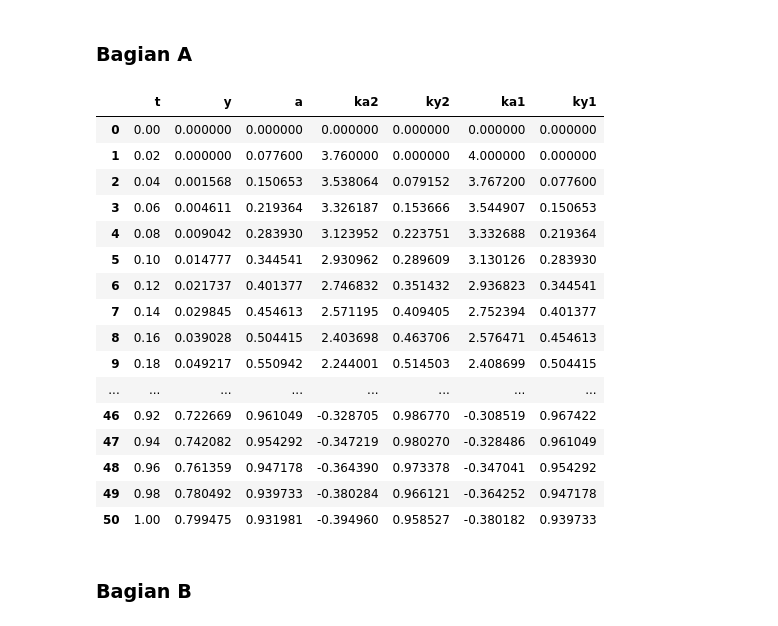
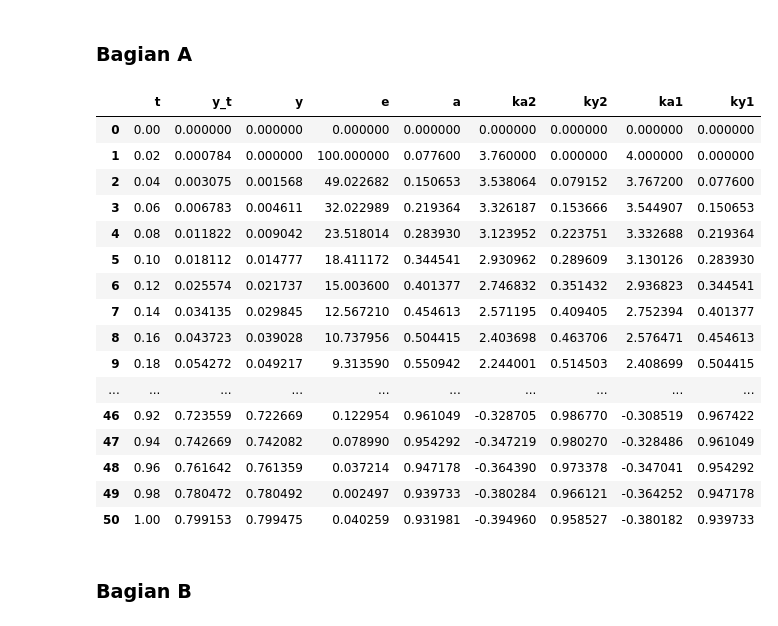
Before and after one commit to RendiZein/Metode-Rekayasa-Komputasi, a Jupyter notebook: RK_Method.ipynb, the cells around one changed output. Cells and saved outputs as stored; diff of their text form; code cells hidden in the pictures.

```diff
--- a/RK_Method.ipynb
+++ b/RK_Method.ipynb
@@ -571,55 +571,60 @@ Improvement :
 # %%
 dt=0.02
 f=lambda t,y,a : 4-2*y-3*a
+f_t=lambda t : -4*np.exp(-t)+2*np.exp(-2*t)+2
 t_0=0
 t_end=1
-# y_true_func=lambda t :2+3*np.exp(-t)
-# y_true=[y_0]
-# y_pred=[y_0]
 H = int((t_end-t_0)/dt)
 t=np.linspace(t_0, t_end, H+1)
 ka2=np.zeros(len(t))
 ky2=np.zeros(len(t))
 ka1=np.zeros(len(t))
 ky1=np.zeros(len(t))
+y_t=np.zeros(len(t))
 a=np.zeros(len(t))
+e=np.zeros(len(t))
 y = np.zeros(len(t))
 ka2[0]=0
 ky2[0]=0
 ka1[0] =0
 ky1[0] = 0
 a[0] = 0
 y[0] = 0
+y_t[0]=0
+e[0]=0
 
 #looping
 for j in range(len(t)-1):
   ky1[j+1]=a[j]
   ka1[j+1]=f(t[j], y[j], a[j])
   ky2[j+1]=a[j]+ky1[j+1]*dt
   ka2[j+1]=f(t[j+1], y[j]+ky1[j+1]*dt, a[j]+ka1[j+1]*dt)
   y[j+1]=y[j]+(ky1[j+1]+ ky2[j+1])*dt*0.5
   a[j+1]=a[j]+(ka1[j+1]+ ka2[j+1])*dt*0.5
-df = pd.DataFrame(list(zip(t, y, a, ka2,ky2,ka1, ky1)),
-              columns =['t','y', 'a', 'ka2','ky2','ka1','ky1'])
+  y_t[j+1]=f_t(t[j+1])
+  e[j+1]=(np.abs(y[j+1]-y_t[j+1])/y_t[j+1])*100
+
+df = pd.DataFrame(list(zip(t, y_t, y, e, a, ka2,ky2,ka1, ky1)),
+              columns =['t','y_t','y','e', 'a', 'ka2','ky2','ka1','ky1'])
 display(df)
 # %% [output]
-|  | t | y | a | ka2 | ky2 | ka1 | ky1 |
-| 0 | 0.00 | 0.000000 | 0.000000 | 0.000000 | 0.000000 | 0.000000 | 0.000000 |
-| 1 | 0.02 | 0.000000 | 0.077600 | 3.760000 | 0.000000 | 4.000000 | 0.000000 |
-| 2 | 0.04 | 0.001568 | 0.150653 | 3.538064 | 0.079152 | 3.767200 | 0.077600 |
-| 3 | 0.06 | 0.004611 | 0.219364 | 3.326187 | 0.153666 | 3.544907 | 0.150653 |
-| 4 | 0.08 | 0.009042 | 0.283930 | 3.123952 | 0.223751 | 3.332688 | 0.219364 |
-| 5 | 0.10 | 0.014777 | 0.344541 | 2.930962 | 0.289609 | 3.130126 | 0.283930 |
-| 6 | 0.12 | 0.021737 | 0.401377 | 2.746832 | 0.351432 | 2.936823 | 0.344541 |
-| 7 | 0.14 | 0.029845 | 0.454613 | 2.571195 | 0.409405 | 2.752394 | 0.401377 |
-| 8 | 0.16 | 0.039028 | 0.504415 | 2.403698 | 0.463706 | 2.576471 | 0.454613 |
-| 9 | 0.18 | 0.049217 | 0.550942 | 2.244001 | 0.514503 | 2.408699 | 0.504415 |
-| ... | ... | ... | ... | ... | ... | ... | ... |
-| 46 | 0.92 | 0.722669 | 0.961049 | -0.328705 | 0.986770 | -0.308519 | 0.967422 |
-| 47 | 0.94 | 0.742082 | 0.954292 | -0.347219 | 0.980270 | -0.328486 | 0.961049 |
-| 48 | 0.96 | 0.761359 | 0.947178 | -0.364390 | 0.973378 | -0.347041 | 0.954292 |
-| 49 | 0.98 | 0.780492 | 0.939733 | -0.380284 | 0.966121 | -0.364252 | 0.947178 |
-| 50 | 1.00 | 0.799475 | 0.931981 | -0.394960 | 0.958527 | -0.380182 | 0.939733 |
+|  | t | y_t | y | e | a | ka2 | ky2 | ka1 | ky1 |
+| 0 | 0.00 | 0.000000 | 0.000000 | 0.000000 | 0.000000 | 0.000000 | 0.000000 | 0.000000 | 0.000000 |
+| 1 | 0.02 | 0.000784 | 0.000000 | 100.000000 | 0.077600 | 3.760000 | 0.000000 | 4.000000 | 0.000000 |
+| 2 | 0.04 | 0.003075 | 0.001568 | 49.022682 | 0.150653 | 3.538064 | 0.079152 | 3.767200 | 0.077600 |
+| 3 | 0.06 | 0.006783 | 0.004611 | 32.022989 | 0.219364 | 3.326187 | 0.153666 | 3.544907 | 0.150653 |
+| 4 | 0.08 | 0.011822 | 0.009042 | 23.518014 | 0.283930 | 3.123952 | 0.223751 | 3.332688 | 0.219364 |
+| 5 | 0.10 | 0.018112 | 0.014777 | 18.411172 | 0.344541 | 2.930962 | 0.289609 | 3.130126 | 0.283930 |
+| 6 | 0.12 | 0.025574 | 0.021737 | 15.003600 | 0.401377 | 2.746832 | 0.351432 | 2.936823 | 0.344541 |
+| 7 | 0.14 | 0.034135 | 0.029845 | 12.567210 | 0.454613 | 2.571195 | 0.409405 | 2.752394 | 0.401377 |
+| 8 | 0.16 | 0.043723 | 0.039028 | 10.737956 | 0.504415 | 2.403698 | 0.463706 | 2.576471 | 0.454613 |
+| 9 | 0.18 | 0.054272 | 0.049217 | 9.313590 | 0.550942 | 2.244001 | 0.514503 | 2.408699 | 0.504415 |
+| ... | ... | ... | ... | ... | ... | ... | ... | ... | ... |
+| 46 | 0.92 | 0.723559 | 0.722669 | 0.122954 | 0.961049 | -0.328705 | 0.986770 | -0.308519 | 0.967422 |
+| 47 | 0.94 | 0.742669 | 0.742082 | 0.078990 | 0.954292 | -0.347219 | 0.980270 | -0.328486 | 0.961049 |
+| 48 | 0.96 | 0.761642 | 0.761359 | 0.037214 | 0.947178 | -0.364390 | 0.973378 | -0.347041 | 0.954292 |
+| 49 | 0.98 | 0.780472 | 0.780492 | 0.002497 | 0.939733 | -0.380284 | 0.966121 | -0.364252 | 0.947178 |
+| 50 | 1.00 | 0.799153 | 0.799475 | 0.040259 | 0.931981 | -0.394960 | 0.958527 | -0.380182 | 0.939733 |
 # %% [markdown]
 ### Bagian B
 # %%
```
Also changed, not shown: parts of 7 cells of this notebook.
